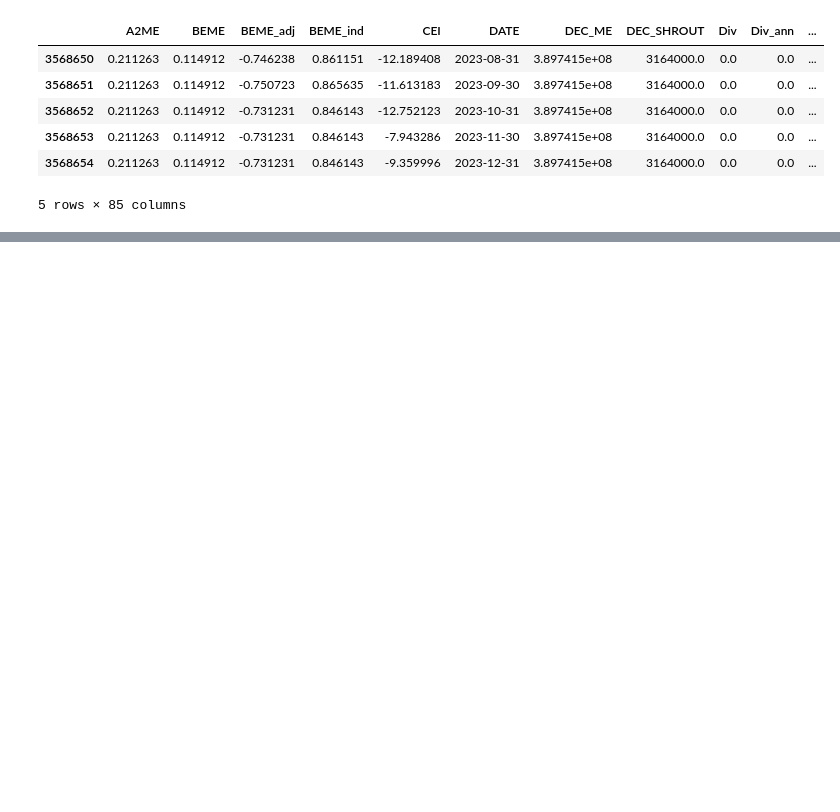
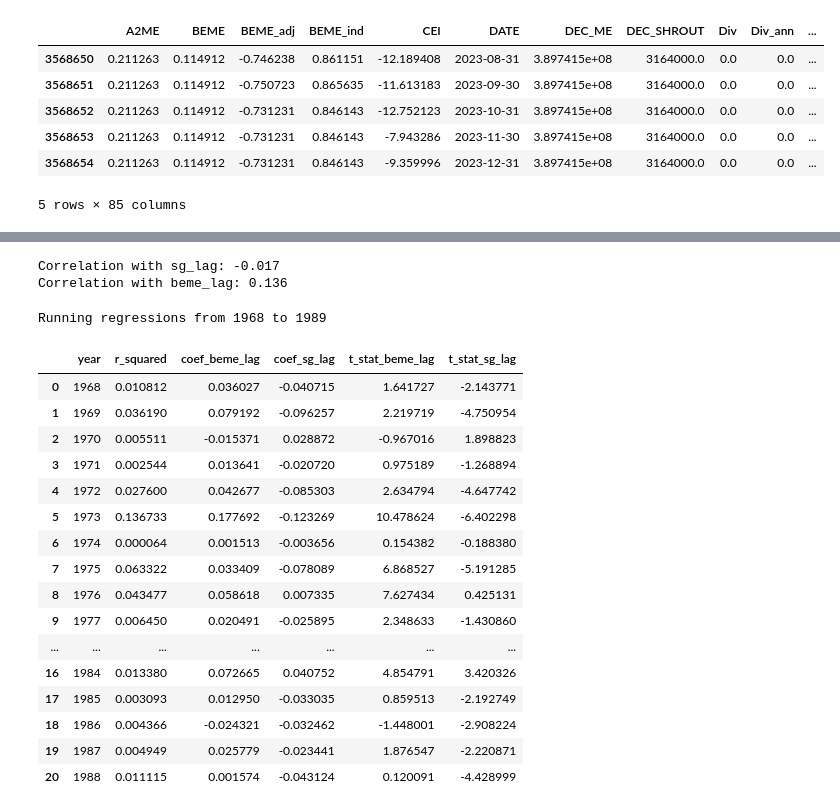
Before and after one commit to andrewhall1124/mean_reversion, a Jupyter notebook: strategies/experiments.ipynb, the cells around one changed output, grey strips where cells are left out. Saved outputs shown, nothing was run; the diff lists cells and outputs as text; code cells hidden in the pictures; blank space fills up the shorter version.

```diff
--- a/strategies/experiments.ipynb
+++ b/strategies/experiments.ipynb
@@ -107,0 +133,64 @@ array([[ 1.        , -0.15446722],
+# %%
+# Find the correlation of our formation variables on our holding period return
+
+corr1 = np.corrcoef(df[holding_period_ret], df['sg_lag'])[0,1]
+corr2 = np.corrcoef(df[holding_period_ret], df['beme_lag'])[0,1]
+
+print(f"Correlation with sg_lag: {round(corr1,3)}")
+print(f"Correlation with beme_lag: {round(corr2,3)}")
+# %% [output]
+Correlation with sg_lag: -0.017
+Correlation with beme_lag: 0.136
+# %%
+# Group data frame by year and stock. Basically just creating a cross-section each year
+
+years = df.groupby(['year', 'permno']).agg({'caldt': 'last', 'beme_lag': 'last', 'sg_lag': 'last', holding_period_ret: 'last'}).reset_index()
+
+min_year = int(min(years['year']))
+max_year = int(max(years['year'])) + 1
+
+print(f"Running regressions from {min_year} to {max_year}")
+# %% [output]
+Running regressions from 1968 to 1989
+# %%
+# Gather regression results for each year and create a summary dataframe
+
+summary_data = []
+
+years = df.groupby(['year', 'permno']).agg({'caldt': 'last', 'beme_lag': 'last', 'sg_lag': 'last', holding_period_ret: 'last'}).reset_index()
+
+for year in range(min_year,max_year):
+    cur_df = years[years['year'] == str(year)]
+
+    model = smf.ols(f"{holding_period_ret} ~ beme_lag + sg_lag", data=cur_df).fit()
+
+    summary_data.append({
+        'year': year,
+        'r_squared': model.rsquared,
+        'coef_beme_lag': model.params.get('beme_lag', float('nan')),
+        'coef_sg_lag': model.params.get('sg_lag', float('nan')),
+        't_stat_beme_lag': model.tvalues.get('beme_lag', float('nan')),
+        't_stat_sg_lag': model.tvalues.get('sg_lag', float('nan'))
+    })
+
+summary_df = pd.DataFrame(summary_data)
+
+summary_df
+# %% [output]
+|  | year | r_squared | coef_beme_lag | coef_sg_lag | t_stat_beme_lag | t_stat_sg_lag |
+| 0 | 1968 | 0.010812 | 0.036027 | -0.040715 | 1.641727 | -2.143771 |
+| 1 | 1969 | 0.036190 | 0.079192 | -0.096257 | 2.219719 | -4.750954 |
+| 2 | 1970 | 0.005511 | -0.015371 | 0.028872 | -0.967016 | 1.898823 |
+| 3 | 1971 | 0.002544 | 0.013641 | -0.020720 | 0.975189 | -1.268894 |
+| 4 | 1972 | 0.027600 | 0.042677 | -0.085303 | 2.634794 | -4.647742 |
+| 5 | 1973 | 0.136733 | 0.177692 | -0.123269 | 10.478624 | -6.402298 |
+| 6 | 1974 | 0.000064 | 0.001513 | -0.003656 | 0.154382 | -0.188380 |
+| 7 | 1975 | 0.063322 | 0.033409 | -0.078089 | 6.868527 | -5.191285 |
+| 8 | 1976 | 0.043477 | 0.058618 | 0.007335 | 7.627434 | 0.425131 |
+| 9 | 1977 | 0.006450 | 0.020491 | -0.025895 | 2.348633 | -1.430860 |
+| ... | ... | ... | ... | ... | ... | ... |
+| 16 | 1984 | 0.013380 | 0.072665 | 0.040752 | 4.854791 | 3.420326 |
+| 17 | 1985 | 0.003093 | 0.012950 | -0.033035 | 0.859513 | -2.192749 |
+| 18 | 1986 | 0.004366 | -0.024321 | -0.032462 | -1.448001 | -2.908224 |
+| 19 | 1987 | 0.004949 | 0.025779 | -0.023441 | 1.876547 | -2.220871 |
+| 20 | 1988 | 0.011115 | 0.001574 | -0.043124 | 0.120091 | -4.428999 |
```
Also changed, not shown: parts of 14 cells of this notebook.
